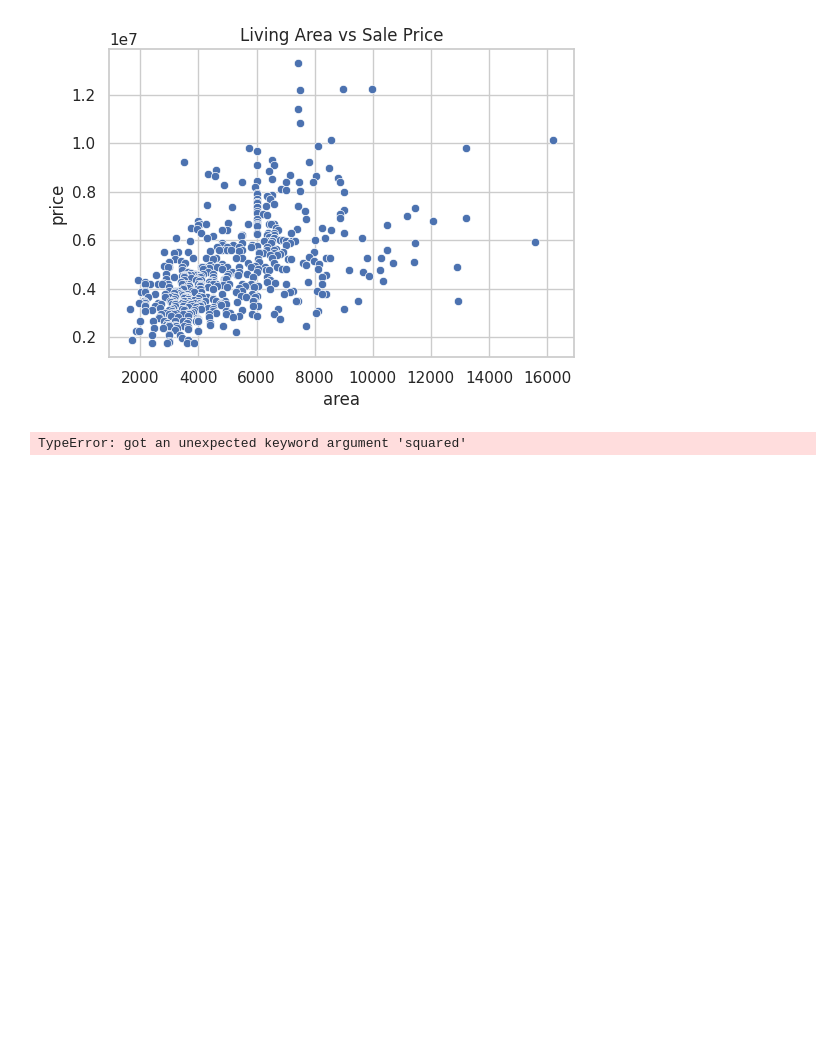
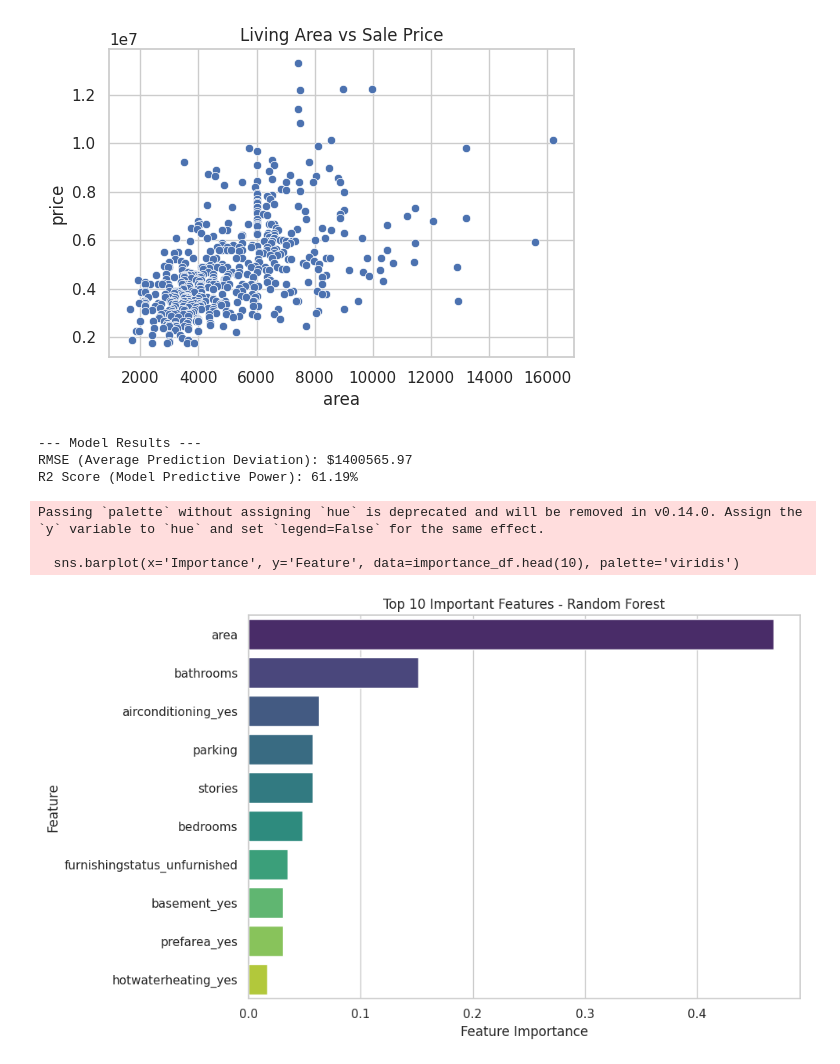
Before and after one commit to Shriram1906/house-price-prediction, a Jupyter notebook: House_pricing_project.ipynb, the cells around one changed output. Drawn from its saved outputs; the diff is of its cells as text; code cells hidden in the pictures; blank space fills up the shorter version.

```diff
--- a/House_pricing_project.ipynb
+++ b/House_pricing_project.ipynb
@@ -75,32 +75,39 @@ X_train, X_test, y_train, y_test = train_test_split(X, y, test_size=0.2, random_
 # Train a Random Forest Regressor [cite: 280]
 model = RandomForestRegressor(random_state=42)
 model.fit(X_train, y_train)
 
 # Calculate predictions [cite: 726]
 y_pred = model.predict(X_test)
 
 # FIXED: Calculate MSE first, then take the square root manually using numpy (np.sqrt)
 mse = mean_squared_error(y_test, y_pred)
 rmse = np.sqrt(mse)
 r2 = r2_score(y_test, y_pred)
 
 print(f"--- Model Results ---")
 print(f"RMSE (Average Prediction Deviation): ${round(rmse, 2)}")
 print(f"R2 Score (Model Predictive Power): {round(r2 * 100, 2)}%\n")
 
 # Extract and plot feature importances [cite: 302]
 importances = model.feature_importances_
 features = X.columns
 
 importance_df = pd.DataFrame({'Feature': features, 'Importance': importances})
 importance_df = importance_df.sort_values(by='Importance', ascending=False)
 
 plt.figure(figsize=(10, 6))
-sns.barplot(x='Importance', y='Feature', data=importance_df.head(10), palette='viridis')
+# Setting hue=df['Feature'] and legend=False removes the future warning!
+sns.barplot(x='Importance', y='Feature', data=importance_df.head(10), hue='Feature', palette='viridis', legend=False)
 plt.title('Top 10 Important Features - Random Forest')
 plt.xlabel('Feature Importance')
 plt.ylabel('Feature')
 plt.tight_layout()
 plt.show()
 # %% [output]
-TypeError: got an unexpected keyword argument 'squared'
+--- Model Results ---
+RMSE (Average Prediction Deviation): $1400565.97
+R2 Score (Model Predictive Power): 61.19%
+Passing `palette` without assigning `hue` is deprecated and will be removed in v0.14.0. Assign the `y` variable to `hue` and set `legend=False` for the same effect.
+
+  sns.barplot(x='Importance', y='Feature', data=importance_df.head(10), palette='viridis')
+[figure, added]
```
